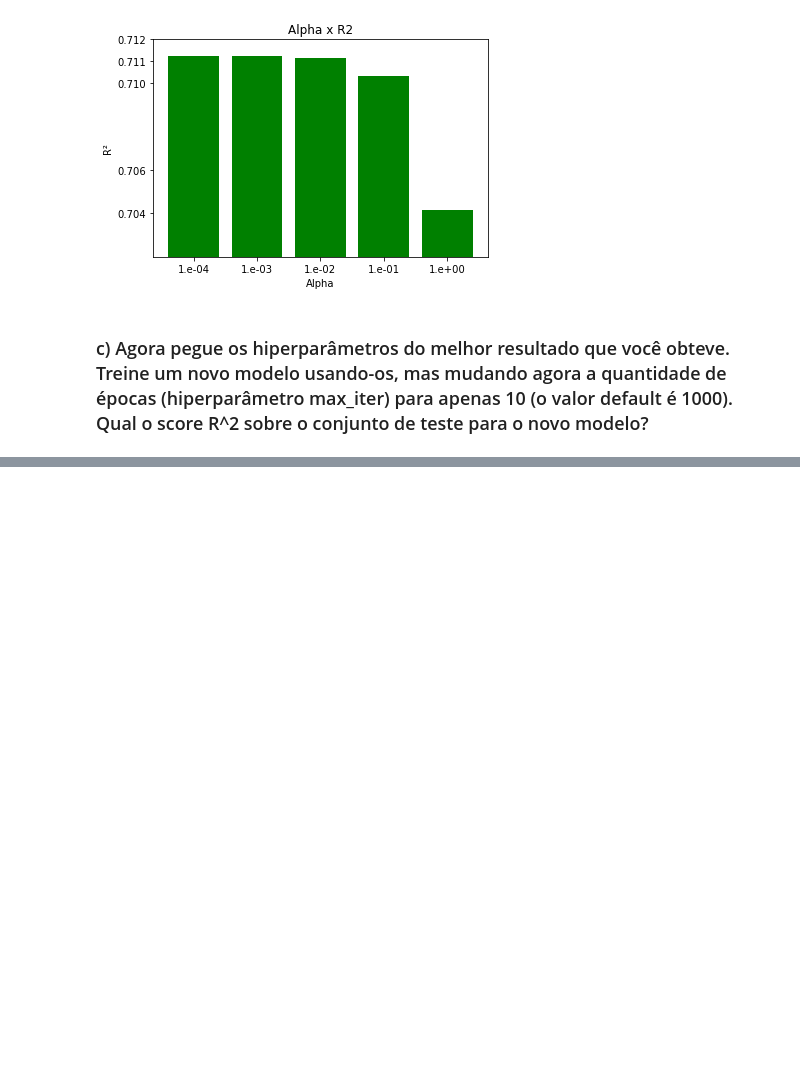
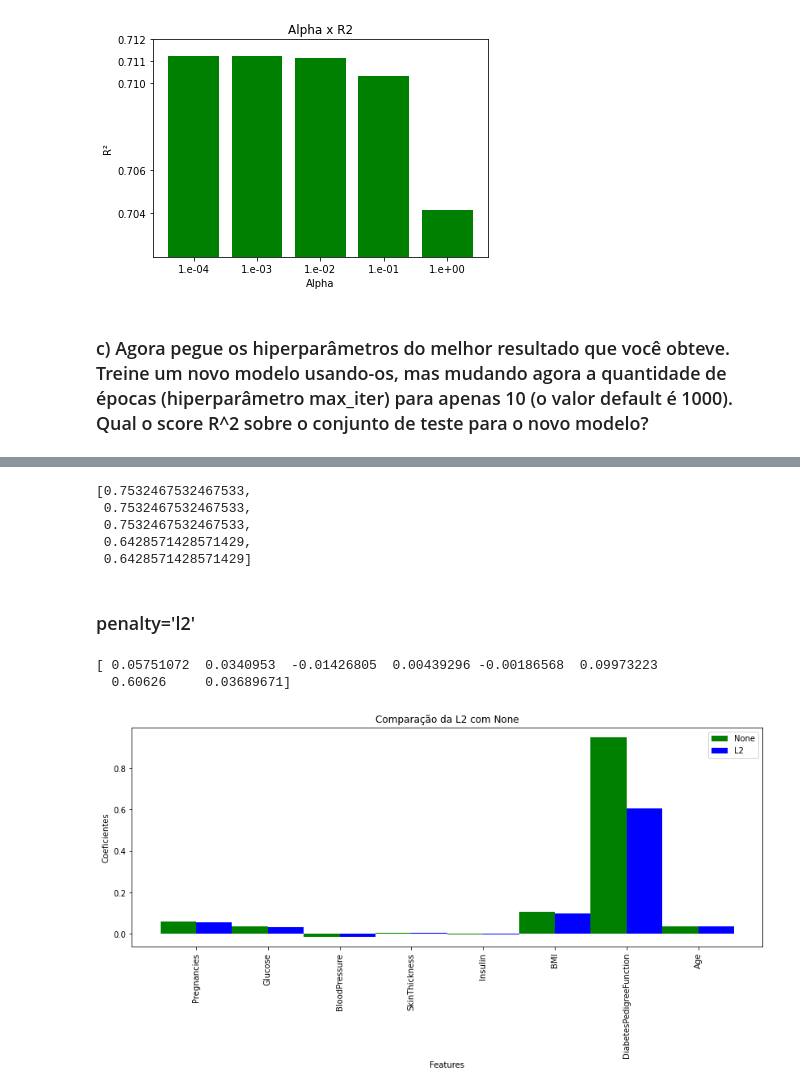
Before and after one commit to natannobre/Machine_Learning, a Jupyter notebook: 09_Lista08/lista08.ipynb, the cells around one changed output, grey strips where cells are left out. Cells and saved outputs as stored; diff of their text form; code cells hidden in the pictures; blank space fills up the shorter version.

```diff
--- a/09_Lista08/lista08.ipynb
+++ b/09_Lista08/lista08.ipynb
@@ -273,0 +408,47 @@ plt.show()
+# %%
+score = []
+#print(valores_alpha)
+for a in valores_alpha:
+    lr = LogisticRegression(penalty='l1', C=(1/a), solver='liblinear')
+    lr.fit(X_train, y_train)
+    y_pred = lr.predict(X_test)
+    #score.append(lr.score(X_test, y_test))
+    score.append(metrics.accuracy_score(y_test, y_pred))
+score
+# %% [output]
+[0.7532467532467533,
+ 0.7532467532467533,
+ 0.7532467532467533,
+ 0.6428571428571429,
+ 0.6428571428571429]
+# %% [markdown]
+### penalty='l2'
+# %%
+lr = LogisticRegression(penalty='l2')
+lr.fit(X_train, y_train)
+y_pred = lr.predict(X_test)
+#score.append(lr.score(X_test, y_test))
+score = metrics.accuracy_score(y_test, y_pred)
+print(lr.coef_[0])
+# %% [output]
+[ 0.05751072  0.0340953  -0.01426805  0.00439296 -0.00186568  0.09973223
+  0.60626     0.03689671]
+# %%
+plt.figure(figsize = (14, 5))
+
+barWidth = 0.5
+
+p1 = np.arange(len(lr_none.coef_[0]))
+p2 = [p + barWidth for p in p1]
+
+
+plt.bar(p1, lr_none.coef_[0], color='green', width=barWidth, label='None')
+plt.bar(p2, lr.coef_[0], color='blue', width=barWidth, label='L2')
+plt.legend()
+plt.xlabel('Features')
+plt.ylabel('Coeficientes')
+plt.title('Comparação da L2 com None')
+plt.xticks((p1+p2)/2, diabetes.columns[:-1], rotation=90)
+plt.show()
+# %% [output]
+[figure, added]
```
Also changed, not shown: parts of 22 cells of this notebook, 1 other file.
